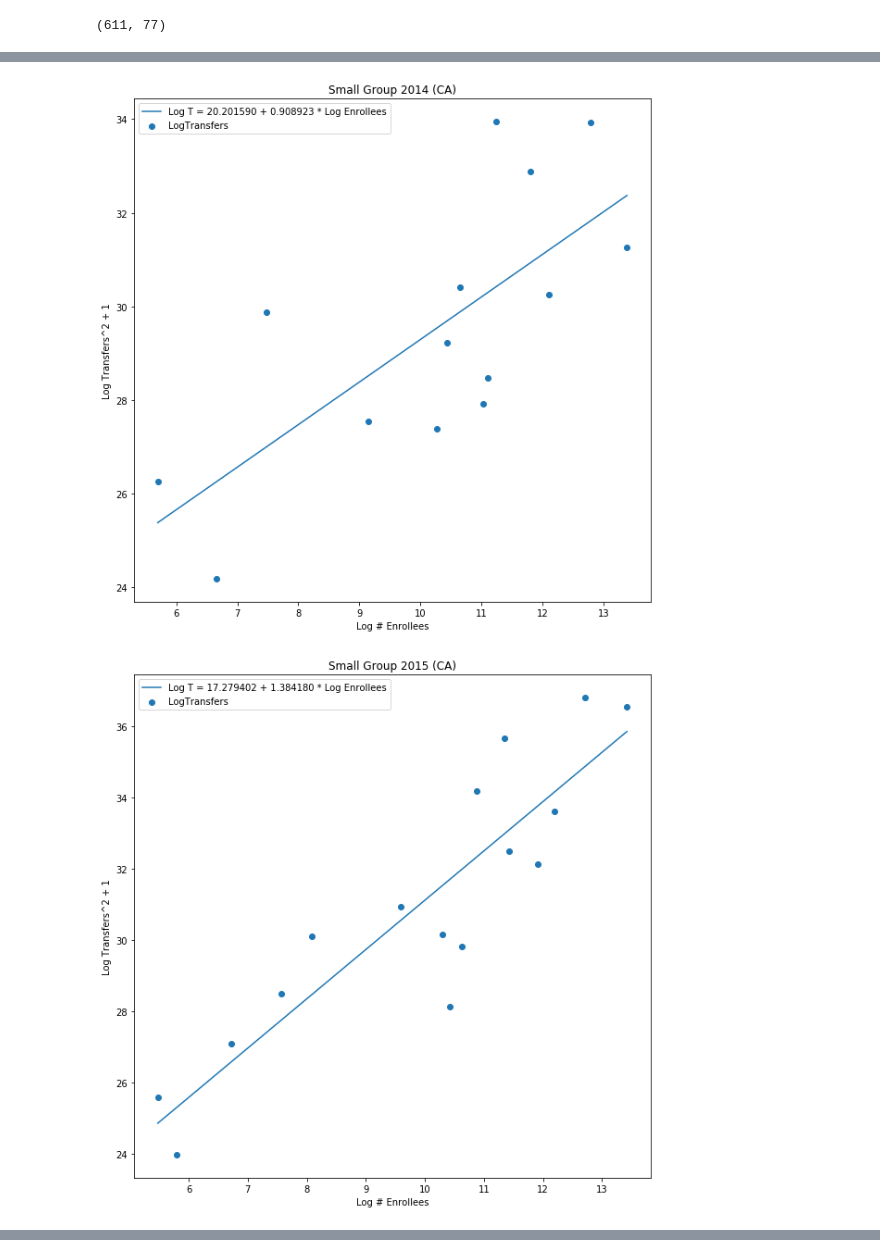
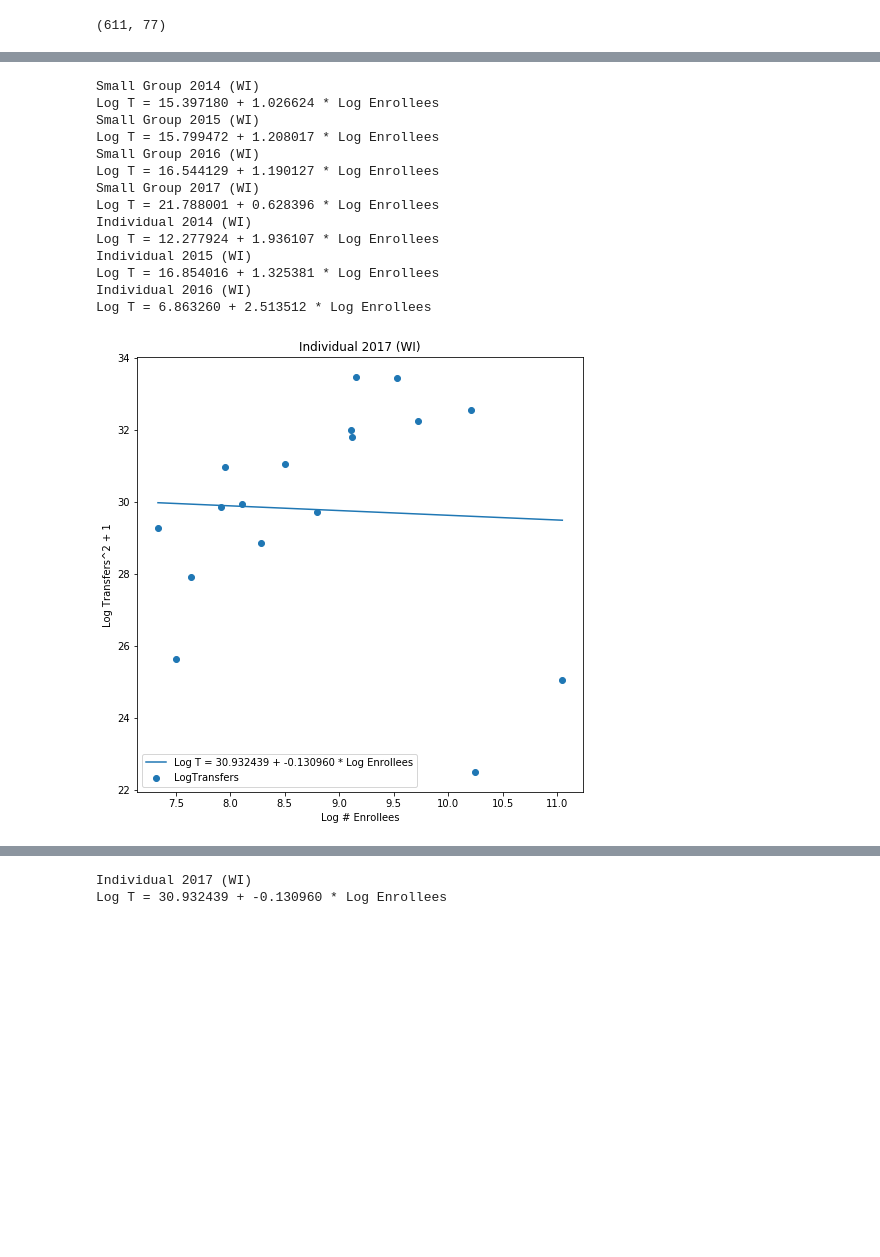
Before and after one commit to guanzgrace/risk-adj-3, a Jupyter notebook: December.ipynb, the cells around one changed output, grey strips where cells are left out. Saved outputs shown, nothing was run; the diff lists cells and outputs as text; code cells hidden in the pictures; blank space fills up the shorter version.

```diff
--- a/December.ipynb
+++ b/December.ipynb
@@ -104,22 +104,23 @@ sg_data.shape
 # %% [output]
 (611, 77)
 # %%
-def plot(df, label):
+def plot(df, label, show_graphs):
     no_nulls = df[['LogEnrollees', 'LogTransfers']].dropna()
     X = no_nulls[['LogEnrollees']]
     y = no_nulls['LogTransfers']
     X = sm.add_constant(X)
     est = sm.OLS(y, X).fit()
-    fig, ax = plt.subplots(figsize=(8,8))
-    plt.scatter(df["LogEnrollees"], df["LogTransfers"])
-    x = np.linspace(min(df["LogEnrollees"]), max(df["LogEnrollees"]), 1000)
     equation = "Log T = %f + %f * Log Enrollees" % (est.params[0], est.params[1])
-    plt.plot(x, est.params[0] + est.params[1] * x, label=equation)
-    plt.title(label)
-    plt.xlabel("Log # Enrollees")
-    plt.ylabel("Log Transfers^2 + 1")
-    plt.legend()
-    plt.show()
+    if show_graphs:
+        fig, ax = plt.subplots(figsize=(8,8))
+        plt.scatter(df["LogEnrollees"], df["LogTransfers"])
+        x = np.linspace(min(df["LogEnrollees"]), max(df["LogEnrollees"]), 1000)
+        plt.plot(x, est.params[0] + est.params[1] * x, label=equation)
+        plt.title(label)
+        plt.xlabel("Log # Enrollees")
+        plt.ylabel("Log Transfers^2 + 1")
+        plt.legend()
+        plt.show()
     print(label)
     print(equation)
 
@@ -191,8 +186,26 @@ Log T = 15.612416 + 1.671452 * Log Enrollees
 # %%
-plot(state(sg_data_14, "CA"), "Small Group 2014 (CA)")
-plot(state(sg_data_15, "CA"), "Small Group 2015 (CA)")
-plot(state(sg_data_16, "CA"), "Small Group 2016 (CA)")
-plot(state(sg_data_17, "CA"), "Small Group 2017 (CA)")
+plot(state(sg_data_14, "WI"), "Small Group 2014 (WI)", False)
+plot(state(sg_data_15, "WI"), "Small Group 2015 (WI)", False)
+plot(state(sg_data_16, "WI"), "Small Group 2016 (WI)", False)
+plot(state(sg_data_17, "WI"), "Small Group 2017 (WI)", False)
+
+plot(state(ind_data_14, "WI"), "Individual 2014 (WI)", False)
+plot(state(ind_data_15, "WI"), "Individual 2015 (WI)", False)
+plot(state(ind_data_16, "WI"), "Individual 2016 (WI)", False)
+plot(state(ind_data_17, "WI"), "Individual 2017 (WI)", True)
 # %% [output]
+Small Group 2014 (WI)
+Log T = 15.397180 + 1.026624 * Log Enrollees
+Small Group 2015 (WI)
+Log T = 15.799472 + 1.208017 * Log Enrollees
+Small Group 2016 (WI)
+Log T = 16.544129 + 1.190127 * Log Enrollees
+Small Group 2017 (WI)
+Log T = 21.788001 + 0.628396 * Log Enrollees
+Individual 2014 (WI)
+Log T = 12.277924 + 1.936107 * Log Enrollees
+Individual 2015 (WI)
+Log T = 16.854016 + 1.325381 * Log Enrollees
+Individual 2016 (WI)
+Log T = 6.863260 + 2.513512 * Log Enrollees
-[figure, old version]
+[figure, new version]
-[figure, removed]
@@ -201 +212,3 @@ plot(state(sg_data_17, "CA"), "Small Group 2017 (CA)")
+Individual 2017 (WI)
+Log T = 30.932439 + -0.130960 * Log Enrollees
 # %%
```
Also changed, not shown: parts of 4 cells of this notebook.
